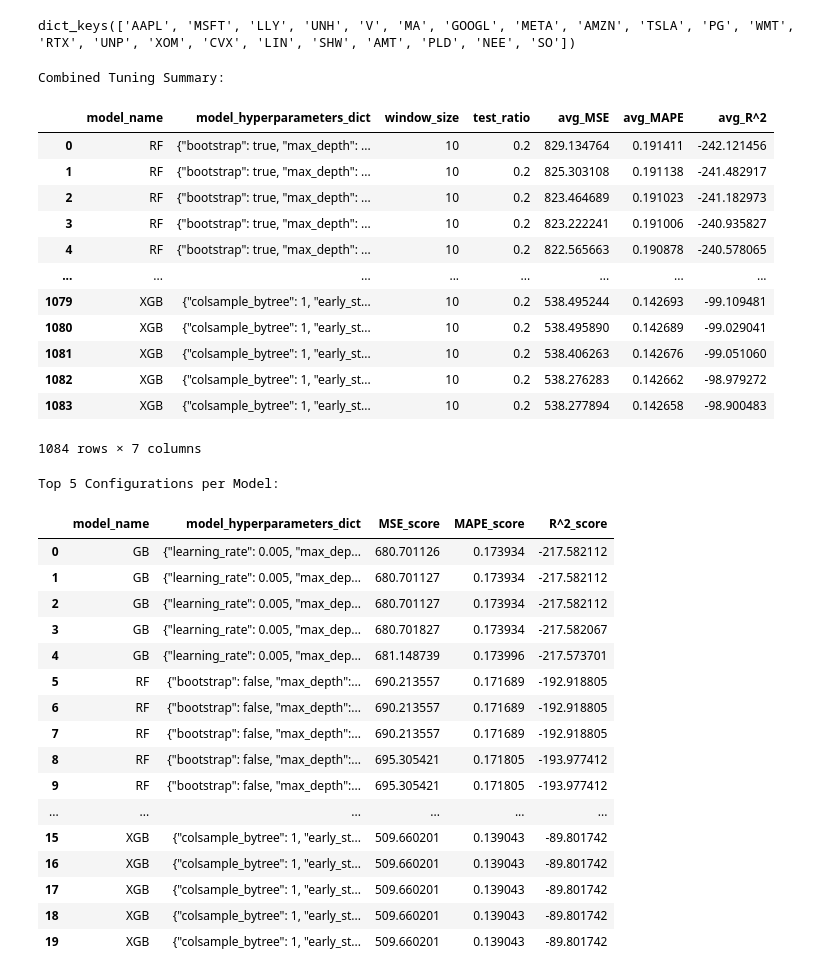
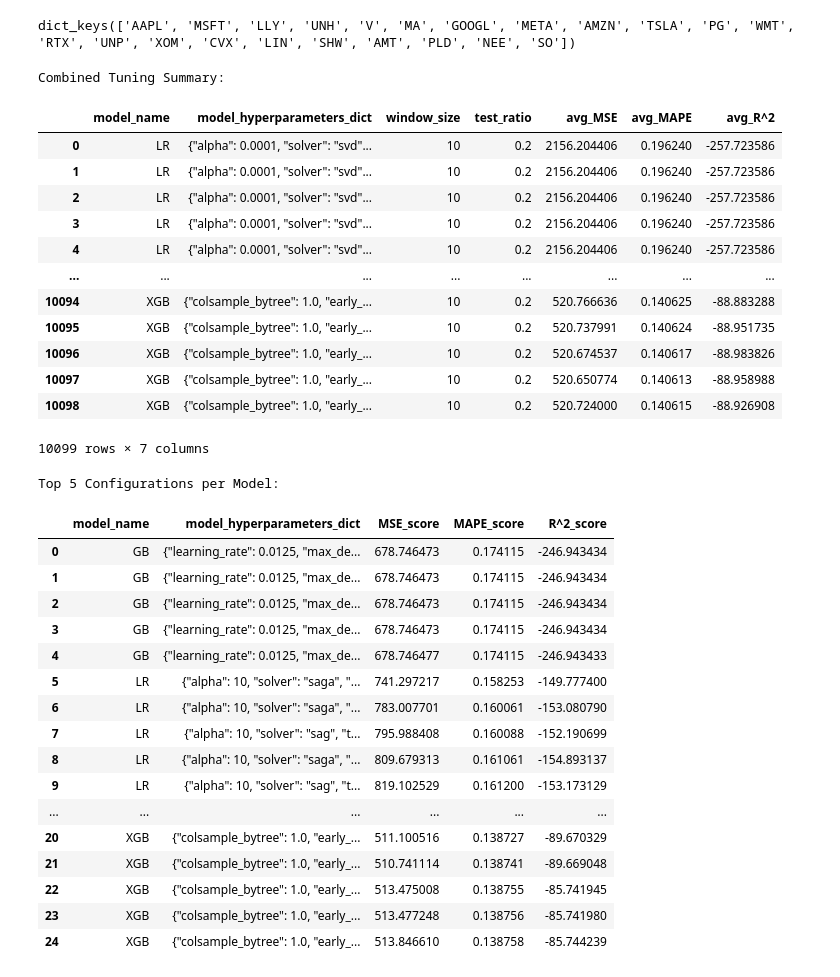
Before and after one commit to jimhcyang/xai_stock_pred_tune, a Jupyter notebook: ml_tuning.ipynb, the cells around one changed output. Cells and saved outputs as stored; diff of their text form; code cells hidden in the pictures.

```diff
--- a/ml_tuning.ipynb
+++ b/ml_tuning.ipynb
@@ -101,9 +102,11 @@ def sliding_window_forecast_with_scaling(df, target_col, model, model_name, mode
 # %%
 def build_model(model_name, params):
     """
-    Build a model given its type and hyperparameters.
+    Build and return a model given its type and hyperparameters.
     """
-    if model_name == "RF":
+    if model_name == "LR":
+        return Ridge(**params, random_state=42)
+    elif model_name == "RF":
         return RandomForestRegressor(**params, random_state=42, n_jobs=-1)
     elif model_name == "SVM":
         return SVR(**params)
@@ -241,6 +253,12 @@ quaterly_data = data_q["AAPL"]
 # %% [output]
 dict_keys(['AAPL', 'MSFT', 'LLY', 'UNH', 'V', 'MA', 'GOOGL', 'META', 'AMZN', 'TSLA', 'PG', 'WMT', 'RTX', 'UNP', 'XOM', 'CVX', 'LIN', 'SHW', 'AMT', 'PLD', 'NEE', 'SO'])
 # %%
+lr_summary_q = tune_model(quaterly_data, target_col="y", model_type="LR",
+                           param_grid=param_grids["LR"],
+                           window_sizes=[10],
+                           test_ratio=0.2, drop_cols=drop_columns,
+                           log_dir="model_logs_q")
+
 rf_summary_q = tune_model(quaterly_data, target_col="y", model_type="RF",
                           param_grid=param_grids["RF"],
                           window_sizes=[10], #[25, 100, 200],
@@ -265,47 +283,47 @@ xgb_summary_q = tune_model(quaterly_data, target_col="y", model_type="XGB",
                            test_ratio=0.2, drop_cols=drop_columns,
                            log_dir="model_logs_q")
 # %%
-combined_summary_q = pd.concat([rf_summary_q, svm_summary_q, gb_summary_q, xgb_summary_q], ignore_index=True)
+combined_summary_q = pd.concat([lr_summary_q, rf_summary_q, svm_summary_q, gb_summary_q, xgb_summary_q], ignore_index=True)
 print("Combined Tuning Summary:")
 display(combined_summary_q)
 
 # Alternatively, read all prediction log files from log directory
 top5_summary_q = combine_and_top_logs(log_dir="model_logs_q")
 print("Top 5 Configurations per Model:")
 display(top5_summary_q)
 # %% [output]
 Combined Tuning Summary:
 |  | model_name | model_hyperparameters_dict | window_size | test_ratio | avg_MSE | avg_MAPE | avg_R^2 |
-| 0 | RF | {"bootstrap": true, "max_depth": ... | 10 | 0.2 | 829.134764 | 0.191411 | -242.121456 |
-| 1 | RF | {"bootstrap": true, "max_depth": ... | 10 | 0.2 | 825.303108 | 0.191138 | -241.482917 |
-| 2 | RF | {"bootstrap": true, "max_depth": ... | 10 | 0.2 | 823.464689 | 0.191023 | -241.182973 |
-| 3 | RF | {"bootstrap": true, "max_depth": ... | 10 | 0.2 | 823.222241 | 0.191006 | -240.935827 |
-| 4 | RF | {"bootstrap": true, "max_depth": ... | 10 | 0.2 | 822.565663 | 0.190878 | -240.578065 |
+| 0 | LR | {"alpha": 0.0001, "solver": "svd"... | 10 | 0.2 | 2156.204406 | 0.196240 | -257.723586 |
+| 1 | LR | {"alpha": 0.0001, "solver": "svd"... | 10 | 0.2 | 2156.204406 | 0.196240 | -257.723586 |
+| 2 | LR | {"alpha": 0.0001, "solver": "svd"... | 10 | 0.2 | 2156.204406 | 0.196240 | -257.723586 |
+| 3 | LR | {"alpha": 0.0001, "solver": "svd"... | 10 | 0.2 | 2156.204406 | 0.196240 | -257.723586 |
+| 4 | LR | {"alpha": 0.0001, "solver": "svd"... | 10 | 0.2 | 2156.204406 | 0.196240 | -257.723586 |
 | ... | ... | ... | ... | ... | ... | ... | ... |
-| 1079 | XGB | {"colsample_bytree": 1, "early_st... | 10 | 0.2 | 538.495244 | 0.142693 | -99.109481 |
-| 1080 | XGB | {"colsample_bytree": 1, "early_st... | 10 | 0.2 | 538.495890 | 0.142689 | -99.029041 |
-| 1081 | XGB | {"colsample_bytree": 1, "early_st... | 10 | 0.2 | 538.406263 | 0.142676 | -99.051060 |
-| 1082 | XGB | {"colsample_bytree": 1, "early_st... | 10 | 0.2 | 538.276283 | 0.142662 | -98.979272 |
-| 1083 | XGB | {"colsample_bytree": 1, "early_st... | 10 | 0.2 | 538.277894 | 0.142658 | -98.900483 |
+| 10094 | XGB | {"colsample_bytree": 1.0, "early_... | 10 | 0.2 | 520.766636 | 0.140625 | -88.883288 |
+| 10095 | XGB | {"colsample_bytree": 1.0, "early_... | 10 | 0.2 | 520.737991 | 0.140624 | -88.951735 |
+| 10096 | XGB | {"colsample_bytree": 1.0, "early_... | 10 | 0.2 | 520.674537 | 0.140617 | -88.983826 |
+| 10097 | XGB | {"colsample_bytree": 1.0, "early_... | 10 | 0.2 | 520.650774 | 0.140613 | -88.958988 |
+| 10098 | XGB | {"colsample_bytree": 1.0, "early_... | 10 | 0.2 | 520.724000 | 0.140615 | -88.926908 |
-1084 rows × 7 columns
+10099 rows × 7 columns
 Top 5 Configurations per Model:
 |  | model_name | model_hyperparameters_dict | MSE_score | MAPE_score | R^2_score |
-| 0 | GB | {"learning_rate": 0.005, "max_dep... | 680.701126 | 0.173934 | -217.582112 |
-| 1 | GB | {"learning_rate": 0.005, "max_dep... | 680.701127 | 0.173934 | -217.582112 |
-| 2 | GB | {"learning_rate": 0.005, "max_dep... | 680.701127 | 0.173934 | -217.582112 |
-| 3 | GB | {"learning_rate": 0.005, "max_dep... | 680.701827 | 0.173934 | -217.582067 |
-| 4 | GB | {"learning_rate": 0.005, "max_dep... | 681.148739 | 0.173996 | -217.573701 |
-| 5 | RF | {"bootstrap": false, "max_depth":... | 690.213557 | 0.171689 | -192.918805 |
-| 6 | RF | {"bootstrap": false, "max_depth":... | 690.213557 | 0.171689 | -192.918805 |
-| 7 | RF | {"bootstrap": false, "max_depth":... | 690.213557 | 0.171689 | -192.918805 |
-| 8 | RF | {"bootstrap": false, "max_depth":... | 695.305421 | 0.171805 | -193.977412 |
-| 9 | RF | {"bootstrap": false, "max_depth":... | 695.305421 | 0.171805 | -193.977412 |
+| 0 | GB | {"learning_rate": 0.0125, "max_de... | 678.746473 | 0.174115 | -246.943434 |
+| 1 | GB | {"learning_rate": 0.0125, "max_de... | 678.746473 | 0.174115 | -246.943434 |
+| 2 | GB | {"learning_rate": 0.0125, "max_de... | 678.746473 | 0.174115 | -246.943434 |
+| 3 | GB | {"learning_rate": 0.0125, "max_de... | 678.746473 | 0.174115 | -246.943434 |
+| 4 | GB | {"learning_rate": 0.0125, "max_de... | 678.746477 | 0.174115 | -246.943433 |
+| 5 | LR | {"alpha": 10, "solver": "saga", "... | 741.297217 | 0.158253 | -149.777400 |
+| 6 | LR | {"alpha": 10, "solver": "saga", "... | 783.007701 | 0.160061 | -153.080790 |
+| 7 | LR | {"alpha": 10, "solver": "sag", "t... | 795.988408 | 0.160088 | -152.190699 |
+| 8 | LR | {"alpha": 10, "solver": "saga", "... | 809.679313 | 0.161061 | -154.893137 |
+| 9 | LR | {"alpha": 10, "solver": "sag", "t... | 819.102529 | 0.161200 | -153.173129 |
 | ... | ... | ... | ... | ... | ... |
-| 15 | XGB | {"colsample_bytree": 1, "early_st... | 509.660201 | 0.139043 | -89.801742 |
-| 16 | XGB | {"colsample_bytree": 1, "early_st... | 509.660201 | 0.139043 | -89.801742 |
-| 17 | XGB | {"colsample_bytree": 1, "early_st... | 509.660201 | 0.139043 | -89.801742 |
-| 18 | XGB | {"colsample_bytree": 1, "early_st... | 509.660201 | 0.139043 | -89.801742 |
-| 19 | XGB | {"colsample_bytree": 1, "early_st... | 509.660201 | 0.139043 | -89.801742 |
+| 20 | XGB | {"colsample_bytree": 1.0, "early_... | 511.100516 | 0.138727 | -89.670329 |
+| 21 | XGB | {"colsample_bytree": 1.0, "early_... | 510.741114 | 0.138741 | -89.669048 |
+| 22 | XGB | {"colsample_bytree": 1.0, "early_... | 513.475008 | 0.138755 | -85.741945 |
+| 23 | XGB | {"colsample_bytree": 1.0, "early_... | 513.477248 | 0.138756 | -85.741980 |
+| 24 | XGB | {"colsample_bytree": 1.0, "early_... | 513.846610 | 0.138758 | -85.744239 |
 # %%
 with open("temp_output/daily_X_y.pkl", "rb") as f:
     data_d = pickle.load(f)
```
Also changed, not shown: parts of 9 cells of this notebook.
